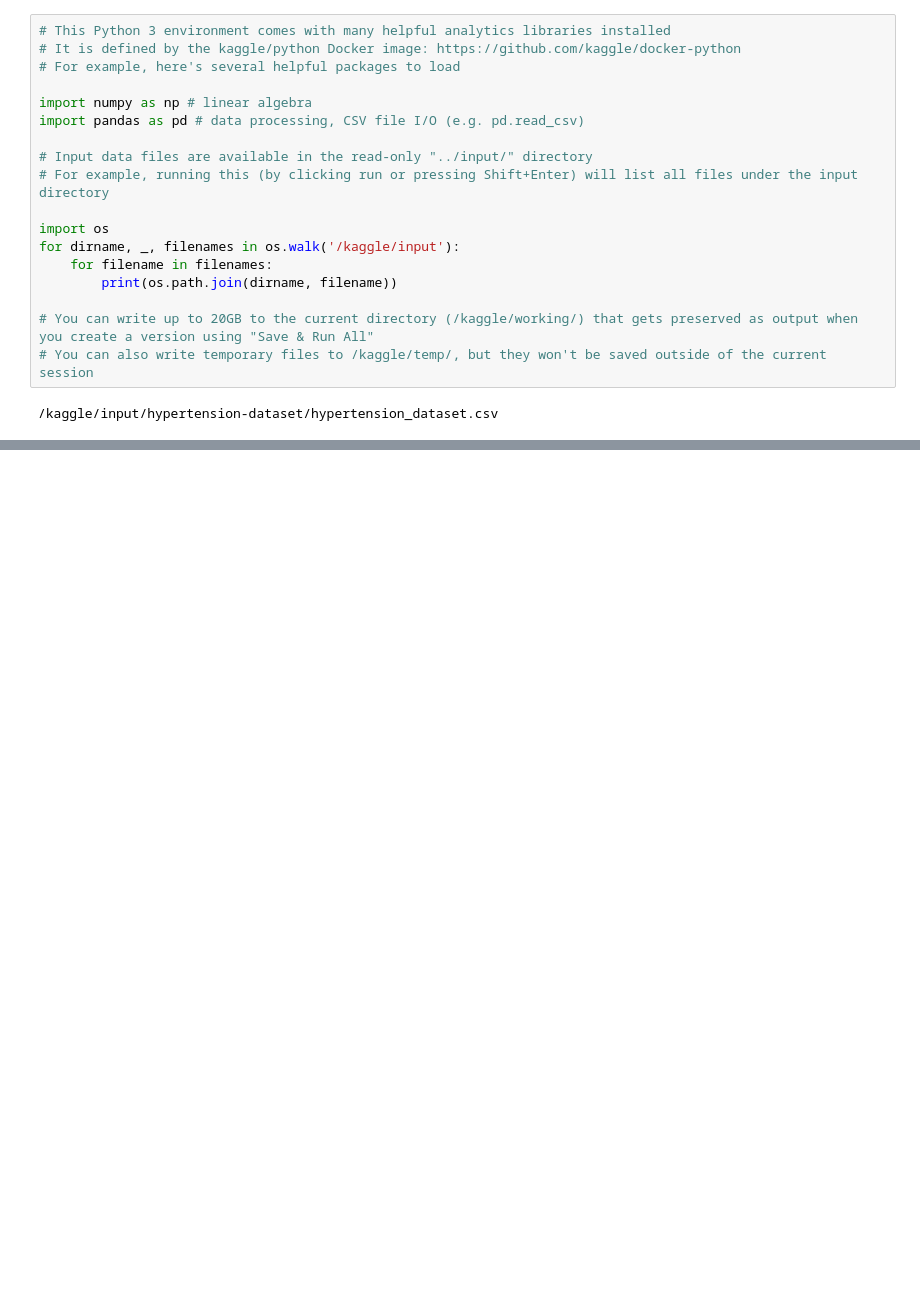
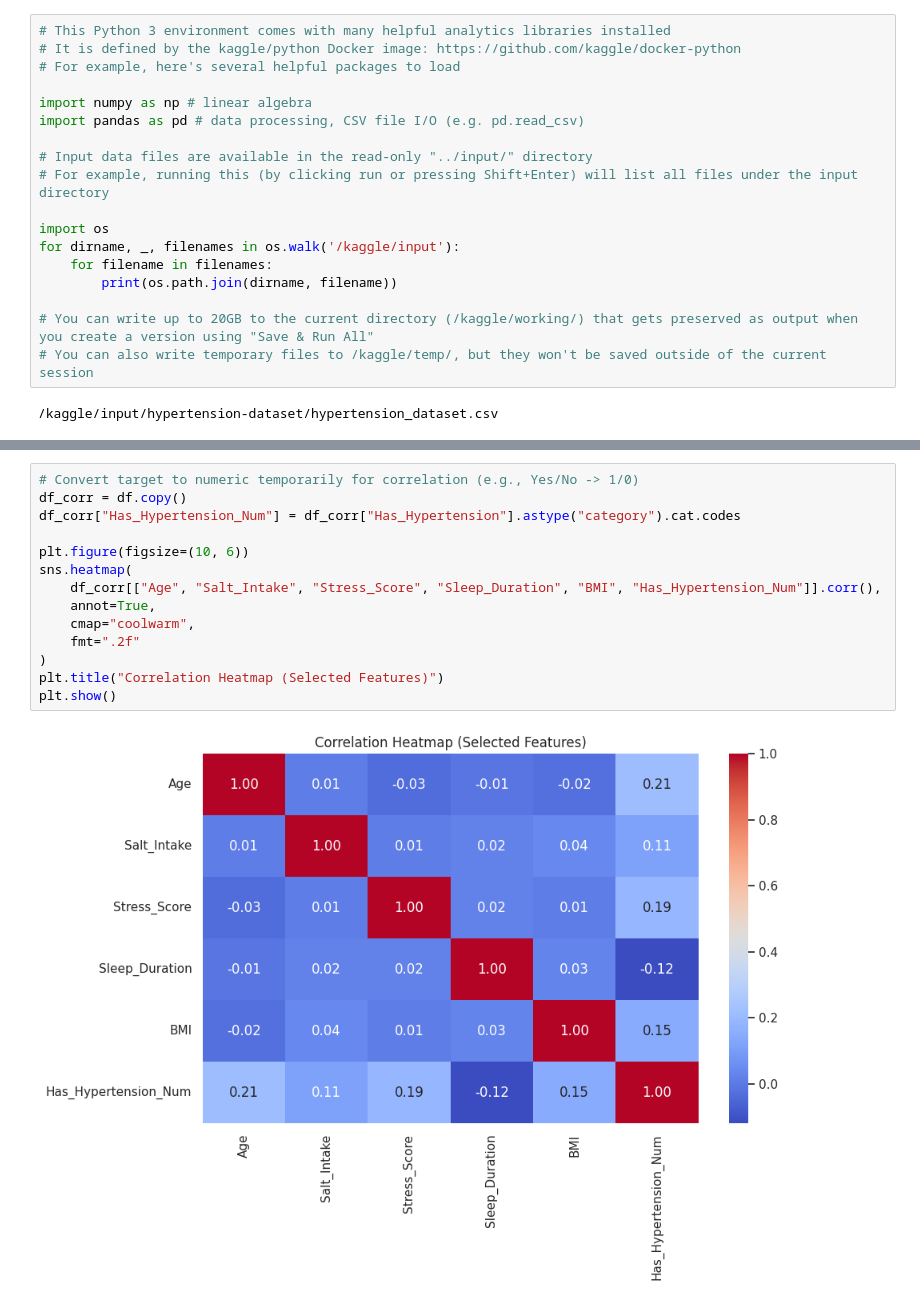
Before and after one commit to amoakogeorge1/Hypertension-Risk-Prediction-Among-Youth, a Jupyter notebook: hypertension-risk-prediction.ipynb, the cells around one changed output, grey strips where cells are left out. Saved outputs shown, nothing was run; the diff lists cells and outputs as text; blank space fills up the shorter version.

```diff
--- a/hypertension-risk-prediction.ipynb
+++ b/hypertension-risk-prediction.ipynb
@@ -451,0 +203,16 @@ Further Research: Incorporate more granular data (e.g., diet, exercise patterns,
+# %%
+# Convert target to numeric temporarily for correlation (e.g., Yes/No -> 1/0)
+df_corr = df.copy()
+df_corr["Has_Hypertension_Num"] = df_corr["Has_Hypertension"].astype("category").cat.codes
+
+plt.figure(figsize=(10, 6))
+sns.heatmap(
+    df_corr[["Age", "Salt_Intake", "Stress_Score", "Sleep_Duration", "BMI", "Has_Hypertension_Num"]].corr(),
+    annot=True,
+    cmap="coolwarm",
+    fmt=".2f"
+)
+plt.title("Correlation Heatmap (Selected Features)")
+plt.show()
+# %% [output]
+[figure, added]
```
Also changed, not shown: parts of 88 cells of this notebook.
